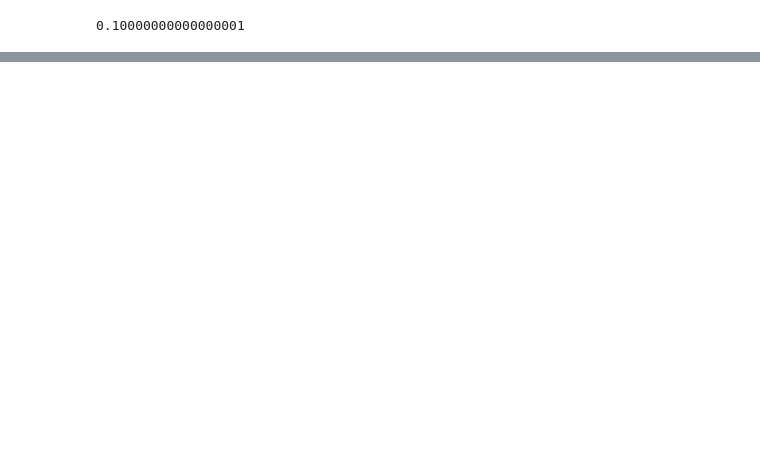
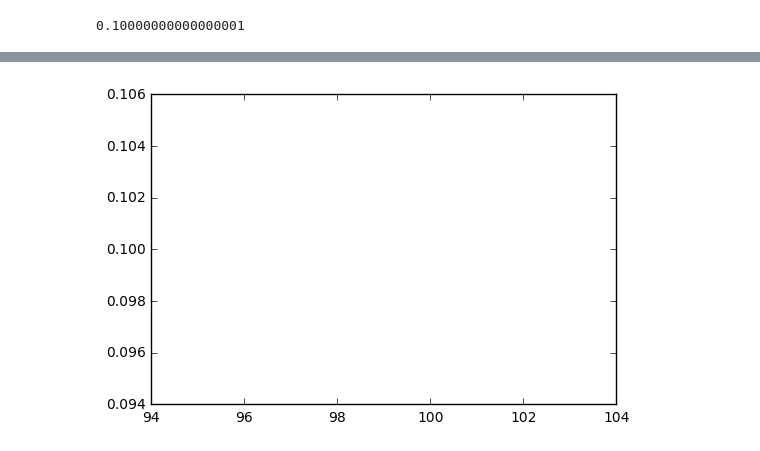
Before and after one commit to tomohiromatsumoto/SABRmodel_HBM, a Jupyter notebook: notebook2/labo.py.ipynb, the cells around one changed output, grey strips where cells are left out. Drawn from its saved outputs; the diff is of its cells as text; code cells hidden in the pictures; blank space fills up the shorter version.

```diff
--- a/notebook2/labo.py.ipynb
+++ b/notebook2/labo.py.ipynb
@@ -1276,0 +1373,5 @@ print("合計値/試行回数",sum/num_mc )
+# %%
+plt.plot(N, sum/num_mc)
+plt.show()
+# %% [output]
+[figure, added]
```
Also changed, not shown: parts of 6 cells of this notebook, 1 other file.
